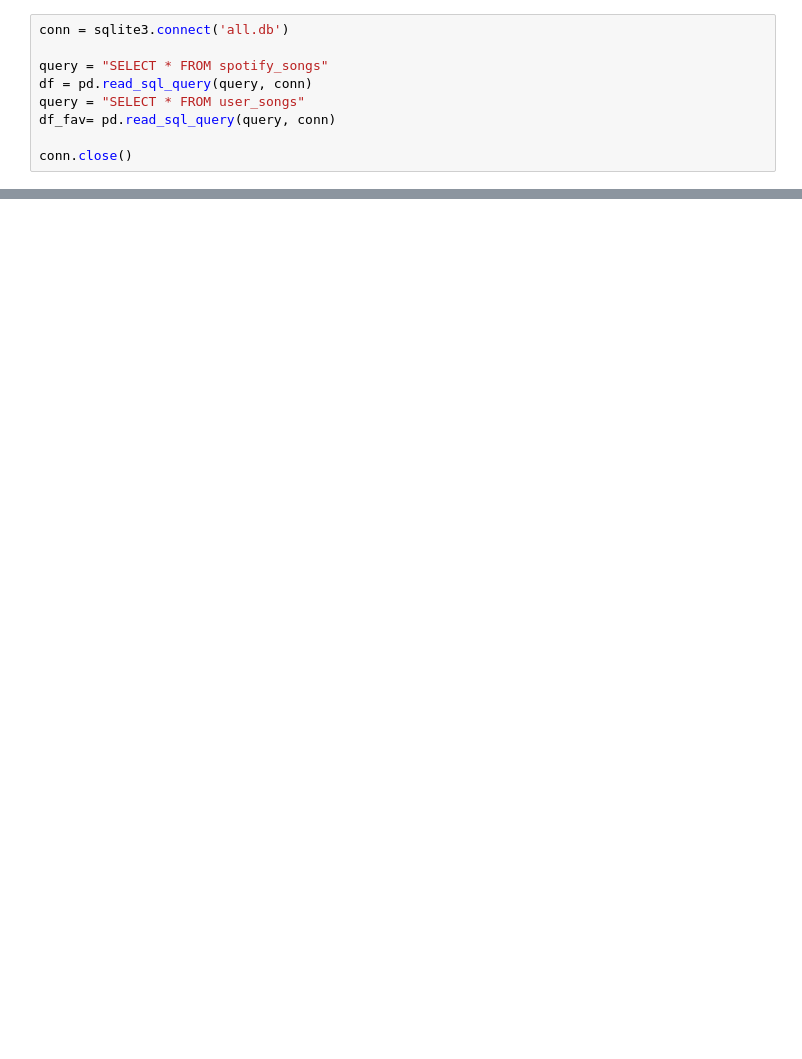
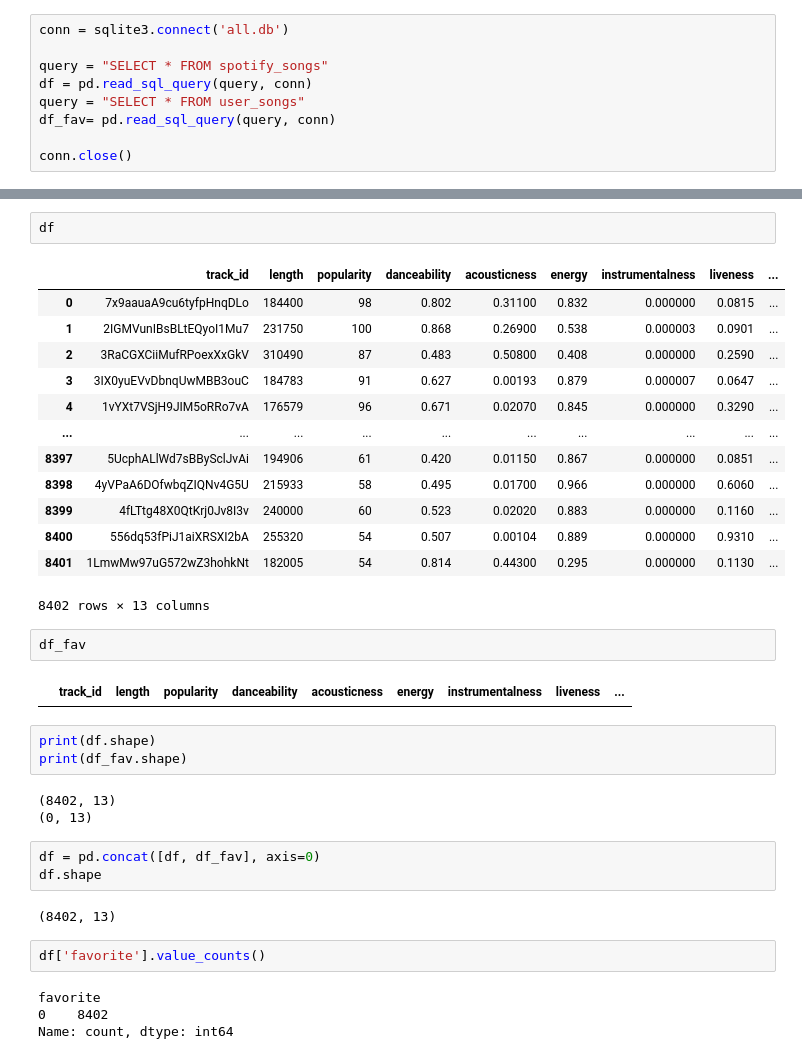
Before and after one commit to ebibe/spotify-recommendation-system, a Jupyter notebook: model_creation.ipynb, the cells around one changed output, grey strips where cells are left out. Drawn from its saved outputs; the diff is of its cells as text; blank space fills up the shorter version.

```diff
--- a/model_creation.ipynb
+++ b/model_creation.ipynb
@@ -36,0 +46,37 @@ df_fav.head()
+# %%
+df
+# %% [output]
+|  | track_id | length | popularity | danceability | acousticness | energy | instrumentalness | liveness | ... |
+| 0 | 7x9aauaA9cu6tyfpHnqDLo | 184400 | 98 | 0.802 | 0.31100 | 0.832 | 0.000000 | 0.0815 | ... |
+| 1 | 2IGMVunIBsBLtEQyoI1Mu7 | 231750 | 100 | 0.868 | 0.26900 | 0.538 | 0.000003 | 0.0901 | ... |
+| 2 | 3RaCGXCiiMufRPoexXxGkV | 310490 | 87 | 0.483 | 0.50800 | 0.408 | 0.000000 | 0.2590 | ... |
+| 3 | 3IX0yuEVvDbnqUwMBB3ouC | 184783 | 91 | 0.627 | 0.00193 | 0.879 | 0.000007 | 0.0647 | ... |
+| 4 | 1vYXt7VSjH9JIM5oRRo7vA | 176579 | 96 | 0.671 | 0.02070 | 0.845 | 0.000000 | 0.3290 | ... |
+| ... | ... | ... | ... | ... | ... | ... | ... | ... | ... |
+| 8397 | 5UcphALlWd7sBBySclJvAi | 194906 | 61 | 0.420 | 0.01150 | 0.867 | 0.000000 | 0.0851 | ... |
+| 8398 | 4yVPaA6DOfwbqZIQNv4G5U | 215933 | 58 | 0.495 | 0.01700 | 0.966 | 0.000000 | 0.6060 | ... |
+| 8399 | 4fLTtg48X0QtKrj0Jv8I3v | 240000 | 60 | 0.523 | 0.02020 | 0.883 | 0.000000 | 0.1160 | ... |
+| 8400 | 556dq53fPiJ1aiXRSXI2bA | 255320 | 54 | 0.507 | 0.00104 | 0.889 | 0.000000 | 0.9310 | ... |
+| 8401 | 1LmwMw97uG572wZ3hohkNt | 182005 | 54 | 0.814 | 0.44300 | 0.295 | 0.000000 | 0.1130 | ... |
+8402 rows × 13 columns
+# %%
+df_fav
+# %% [output]
+|  | track_id | length | popularity | danceability | acousticness | energy | instrumentalness | liveness | ... |
+# %%
+print(df.shape)
+print(df_fav.shape)
+# %% [output]
+(8402, 13)
+(0, 13)
+# %%
+df = pd.concat([df, df_fav], axis=0)
+df.shape
+# %% [output]
+(8402, 13)
+# %%
+df['favorite'].value_counts()
+# %% [output]
+favorite
+0    8402
+Name: count, dtype: int64
```
Also changed, not shown: parts of 20 cells of this notebook, 4 other files.
